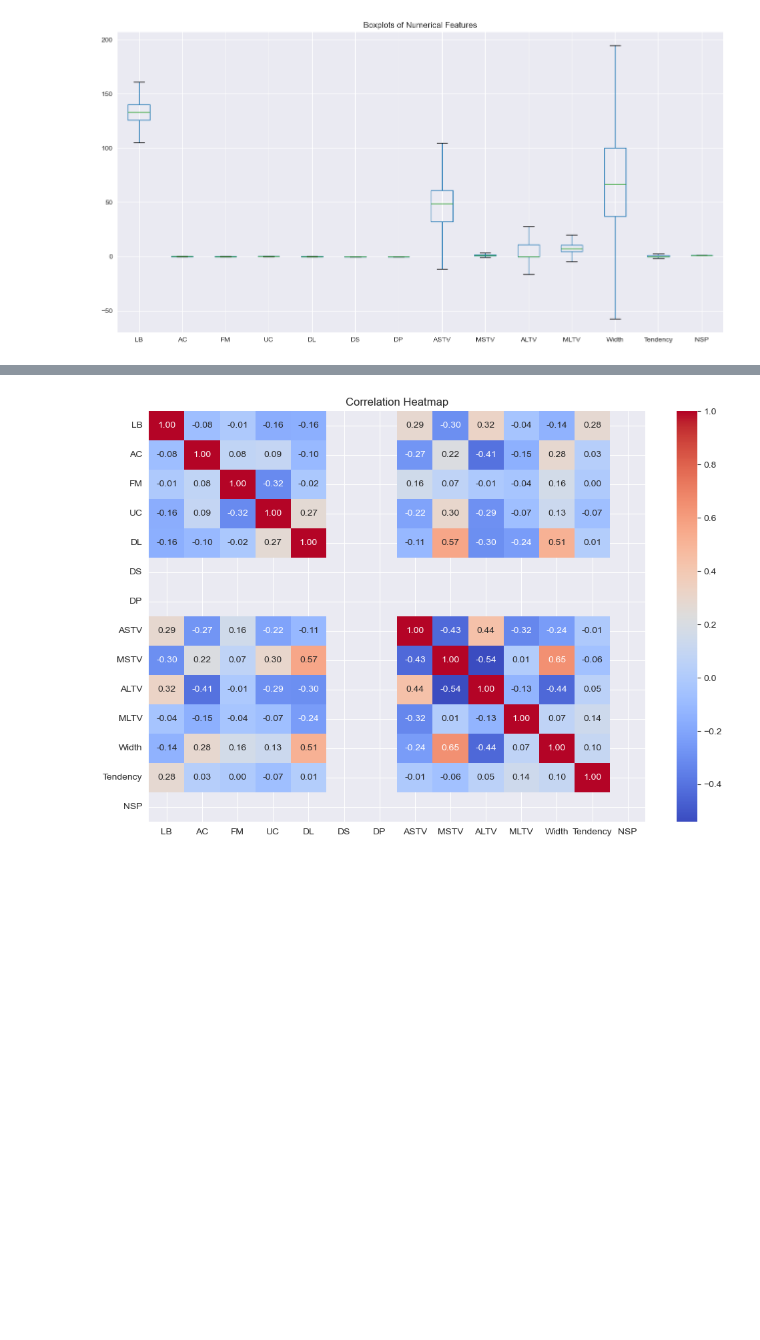
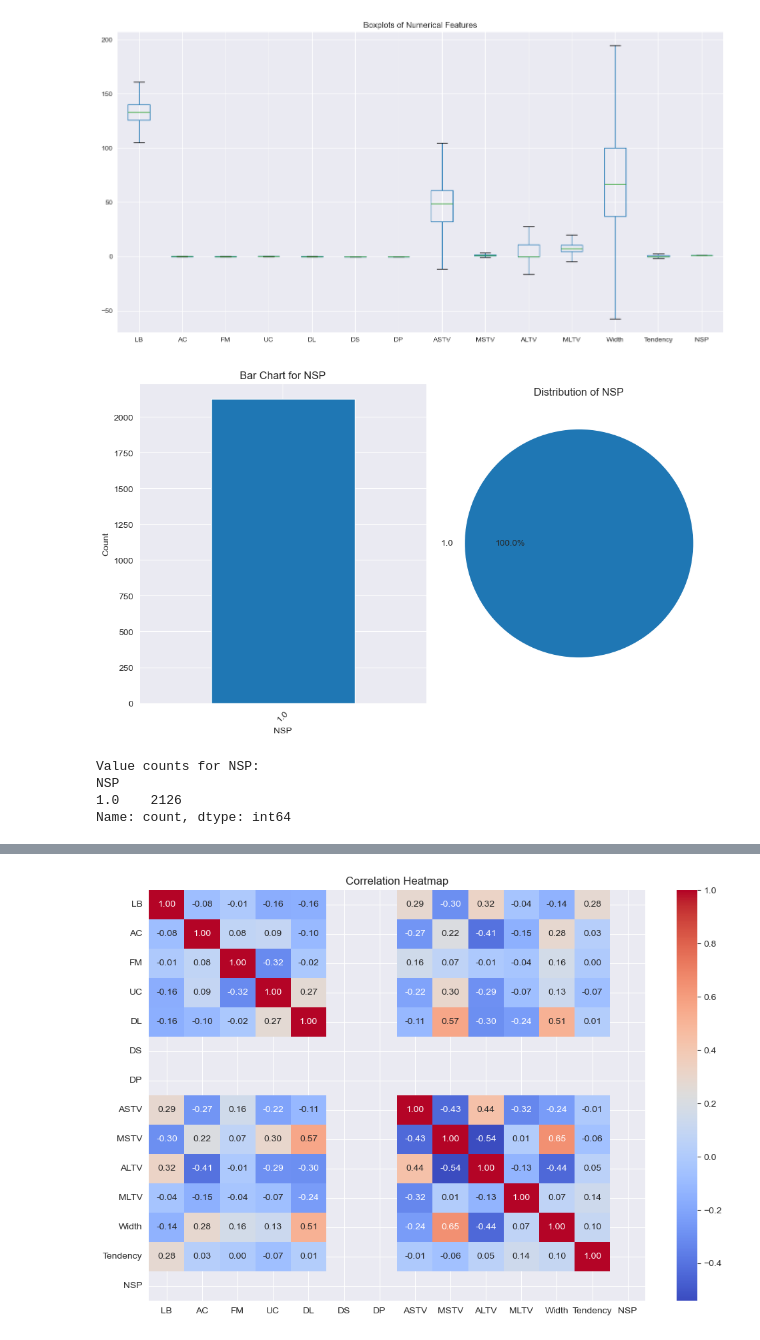
Before and after one commit to VamsiKavety/DS_Assignments, a Jupyter notebook: A5_EDA1.ipynb, the cells around one changed output, grey strips where cells are left out. Drawn from its saved outputs; the diff is of its cells as text; code cells hidden in the pictures; blank space fills up the shorter version.

```diff
--- a/A5_EDA1.ipynb
+++ b/A5_EDA1.ipynb
@@ -168,11 +202,55 @@ plt.title("Boxplots of Numerical Features")
 plt.show()
 # %% [output]
 [figure]
-# %%
-# 4.3 Bar/Pie charts for categorical columns (if any)
-cat_cols = df.select_dtypes(include='object').columns
-for col in cat_cols:
-    plt.figure(figsize=(8, 4))
-    df[col].value_counts().plot(kind='bar')
-    plt.title(f'Bar Chart for {col}')
-    plt.show()
+# %%
+# 4.3 Bar/Pie charts for categorical columns
+# For cardiotocographic data, we may need to check for class/diagnostic features
+# These could be NSP (fetal state class code) or other clinical classifications
+
+# Check if 'NSP' or similar classification columns exist
+class_columns = [col for col in df.columns if col in ['NSP', 'Fetal_Health', 'Class']]
+
+if class_columns:
+    for col in class_columns:
+        plt.figure(figsize=(10, 6))
+        value_counts = df[col].value_counts()
+
+        # Bar chart
+        plt.subplot(1, 2, 1)
+        value_counts.plot(kind='bar')
+        plt.title(f'Bar Chart for {col}')
+        plt.ylabel('Count')
+        plt.xticks(rotation=45)
+
+        # Pie chart
+        plt.subplot(1, 2, 2)
+        value_counts.plot(kind='pie', autopct='%1.1f%%')
+        plt.title(f'Distribution of {col}')
+        plt.ylabel('')
+
+        plt.tight_layout()
+        plt.show()
+
+        print(f"\nValue counts for {col}:")
+        print(value_counts)
+else:
+    print("No categorical class columns found in the dataset.")
+
+    # Alternative: Convert numerical columns to categories for visualization
+    # Example: Create bins for a continuous variable
+    # Uncomment if needed for your specific analysis
+    """
+    # Example: Binning a variable like fetal heart rate
+    if 'FHR' in df.columns:
+        plt.figure(figsize=(10, 6))
+        df['FHR_Category'] = pd.cut(df['FHR'], bins=5)
+        df['FHR_Category'].value_counts().plot(kind='bar')
+        plt.title('FHR Categories')
+        plt.show()
+    """
+# %% [output]
+[figure, added]
+Value counts for NSP:
+NSP
+1.0    2126
+Name: count, dtype: int64
```
Also changed, not shown: parts of 2 cells of this notebook.
